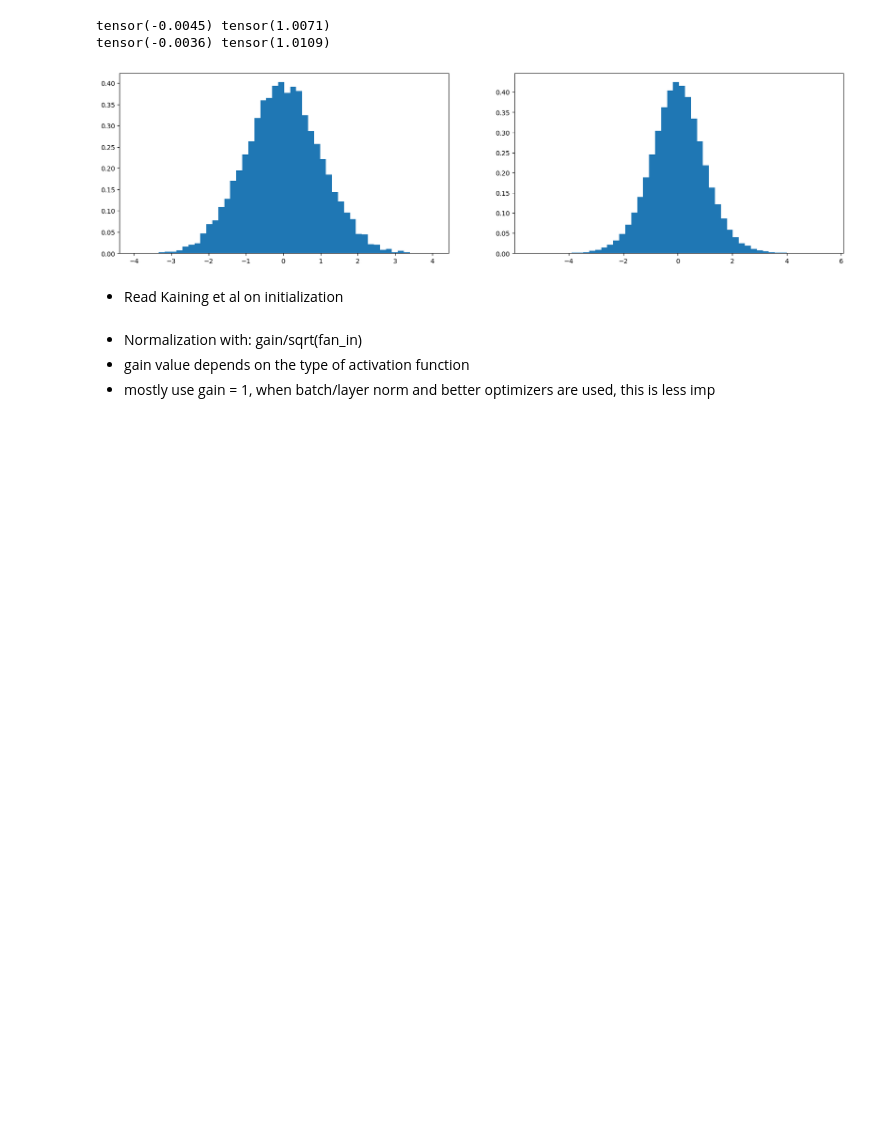
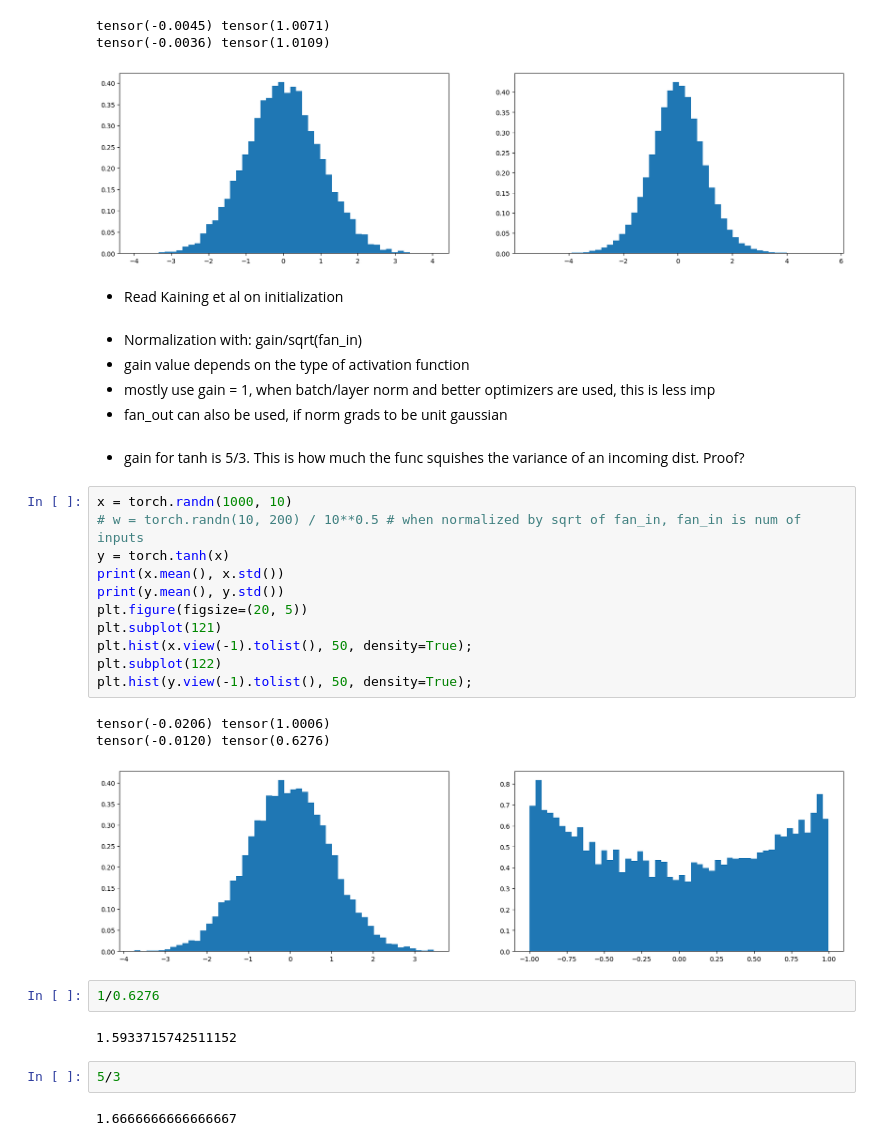
Before and after one commit to VomV/NLP, a Jupyter notebook: LangModels/mlp_act_grad_batchnorm.ipynb, the cells around one changed output. Drawn from its saved outputs; the diff is of its cells as text; blank space fills up the shorter version.

Commit message:
gain of tanh

```diff
--- a/LangModels/mlp_act_grad_batchnorm.ipynb
+++ b/LangModels/mlp_act_grad_batchnorm.ipynb
@@ -573,3 +573,29 @@ tensor(-0.0036) tensor(1.0109)
 - Normalization with: gain/sqrt(fan_in)
 - gain value depends on the type of activation function
 - mostly use gain = 1, when batch/layer norm and better optimizers are used, this is less imp
+- fan_out can also be used, if norm grads to be unit gaussian
+# %% [markdown]
+- gain for tanh is 5/3. This is how much the func squishes the variance of an incoming dist. Proof?
+# %%
+x = torch.randn(1000, 10)
+# w = torch.randn(10, 200) / 10**0.5 # when normalized by sqrt of fan_in, fan_in is num of inputs
+y = torch.tanh(x)
+print(x.mean(), x.std())
+print(y.mean(), y.std())
+plt.figure(figsize=(20, 5))
+plt.subplot(121)
+plt.hist(x.view(-1).tolist(), 50, density=True);
+plt.subplot(122)
+plt.hist(y.view(-1).tolist(), 50, density=True);
+# %% [output]
+tensor(-0.0206) tensor(1.0006)
+tensor(-0.0120) tensor(0.6276)
+[figure, added]
+# %%
+1/0.6276
+# %% [output]
+1.5933715742511152
+# %%
+5/3
+# %% [output]
+1.6666666666666667
```
Also changed, not shown: parts of 1 cell of this notebook.
